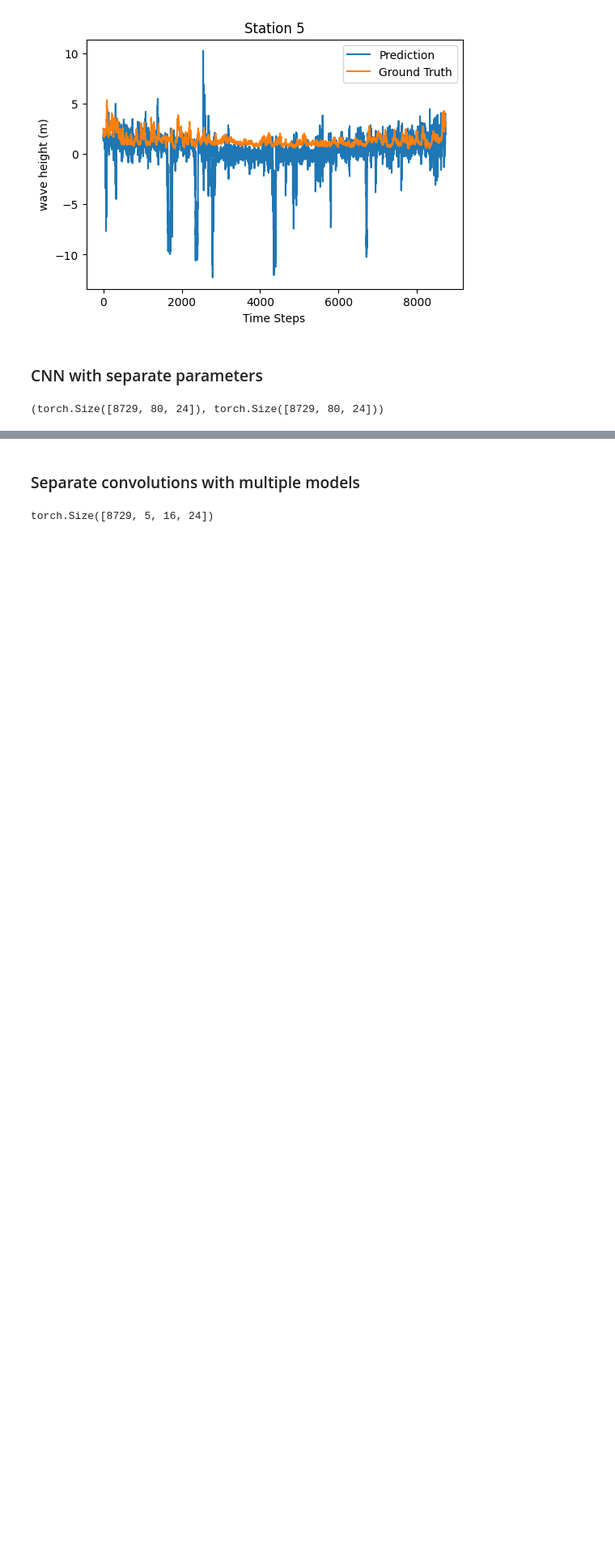
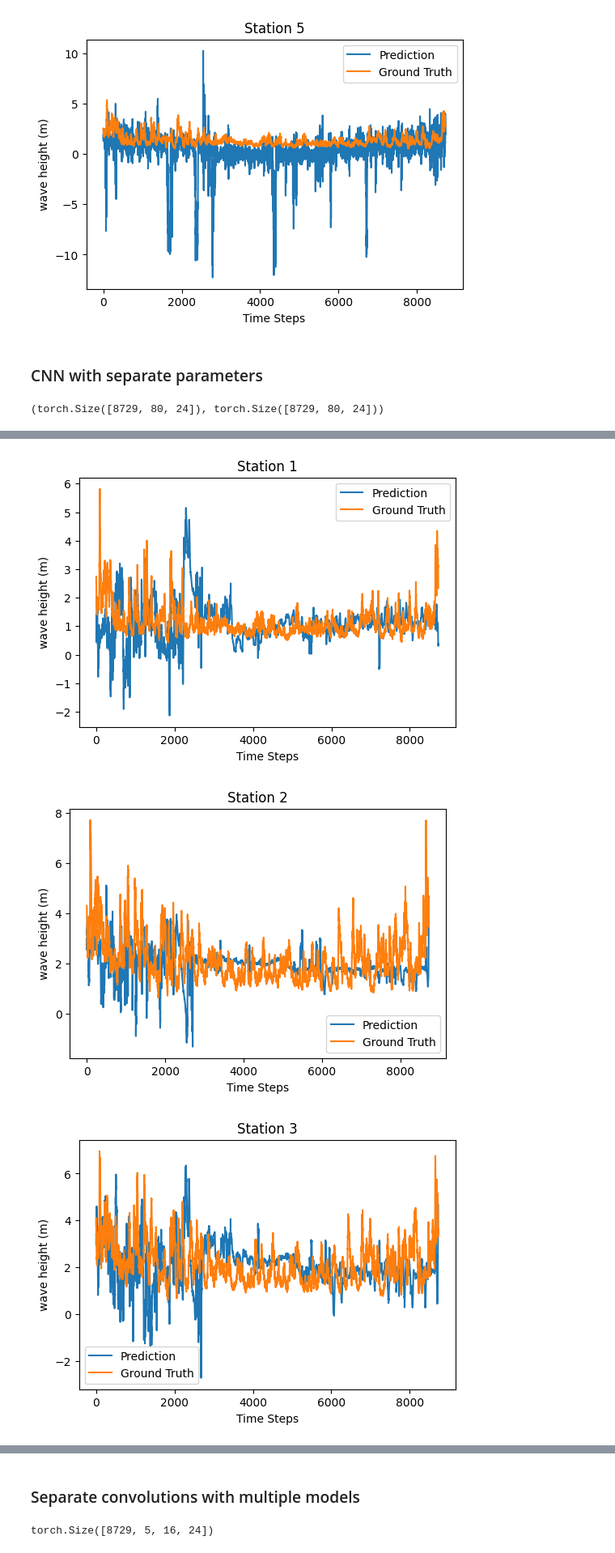
Before and after one commit to timlee0131/wave-forecast, a Jupyter notebook: notebooks/STGNN/LABN.ipynb, the cells around one changed output, grey strips where cells are left out. Shown at 81% size. Drawn from its saved outputs; the diff is of its cells as text; code cells hidden in the pictures; blank space fills up the shorter version.

```diff
--- a/notebooks/STGNN/LABN.ipynb
+++ b/notebooks/STGNN/LABN.ipynb
@@ -516,7 +525,7 @@ class SpaceThenTime(nn.Module):
 time_then_space = TimeThenSpace(input_dim=X_train_flat.shape[2], time_hidden=240, time_out=60, space_hidden=32, output_dim=1)
 space_then_time = SpaceThenTime(input_dim=X_train_flat.shape[2], time_hidden=48, space_hidden=80, space_out=64, output_dim=1)
 
-epochs = 1000
+epochs = 1
 criterion = nn.MSELoss()
 optimizer = torch.optim.Adam(time_then_space.parameters(), lr=0.001)
 
@@ -608,15 +609,16 @@ class TimeCNNGrouped(nn.Module):
         super(TimeCNNGrouped, self).__init__()
 
         self.conv1 = nn.Conv1d(in_channels=input_dim * sets, out_channels=hidden_dim1 * sets, kernel_size=kernel_size, stride=stride, padding=kernel_size//2)
-        self.conv2 = nn.Conv1d(in_channels=hidden_dim1 * sets, out_channels=sets * output_dim, kernel_size=kernel_size, stride=stride, padding=kernel_size//2)
+        self.conv2 = nn.Conv1d(in_channels=hidden_dim1 * sets, out_channels=sets * hidden_dim2, kernel_size=kernel_size, stride=stride, padding=kernel_size//2)
+        self.conv3 = nn.Conv1d(in_channels=hidden_dim2 * sets, out_channels=sets * output_dim, kernel_size=kernel_size, stride=stride, padding=kernel_size//2)
 
         # self.mean_pool = nn.AvgPool1d(kernel_size=kernel_size, stride=stride)
         self.mean_pool = nn.AdaptiveAvgPool1d(1)
 
         self.max_pool = nn.MaxPool1d(kernel_size=kernel_size, stride=stride)
 
-        self.fc = nn.Linear(output_dim * sets, sets)
-        # self.fc2 = nn.Linear(fc_hidden, 1)
+        self.fc = nn.Linear(output_dim * sets, fc_hidden * sets)
+        self.fc2 = nn.Linear(fc_hidden * sets, sets)
 
         self.reset_parameters()
 
@@ -628,14 +630,17 @@ class TimeCNNGrouped(nn.Module):
         x = nn.ReLU()(self.conv2(x))
         x = self.mean_pool(x)
 
+        x = nn.ReLU()(self.conv3(x))
+        x = self.mean_pool(x)
+
         x = x.squeeze(2)
 
         # x = x.reshape(x.shape[0] // 5, 5, x.shape[1])
         # print("post conv reshape: ", x.shape)
 
         x = self.fc(x)
-        # x = nn.ReLU()(x)
-        # x = self.fc2(x)
+        x = nn.ReLU()(x)
+        x = self.fc2(x)
 
         return x
 
@@ -663,8 +672,8 @@ fc_hidden = 12
 cnn_grouped = TimeCNNGrouped(5, input_dim, hidden_dim1, hidden_dim2, fc_hidden, output_dim, kernel_size=3, stride=1)
 
 epochs = 1000
-criterion = nn.L1Loss(reduction='none')
-optimizer = torch.optim.Adam(cnn_grouped.parameters(), lr=0.0005)
+criterion = nn.MSELoss()
+optimizer = torch.optim.Adam(cnn_grouped.parameters(), lr=0.005)
 
 cnn_grouped.train()
 
@@ -674,7 +683,7 @@ for epoch in range(epochs):
     optimizer.zero_grad()
 
     y_hat = cnn_grouped(X_train_cnn_grouped)
-    loss = criterion(y_hat.squeeze(), y_train).mean(dim=0)
+    loss = criterion(y_hat.squeeze(), y_train)
 
     total_loss = loss.sum()
     total_loss.backward()
@@ -703,0 +718,3 @@ KeyboardInterrupt:
+# %%
+y_pred_grouped = y_pred.squeeze()
+y_pred_grouped.shape, y_test.shape
@@ -703,0 +723,24 @@ KeyboardInterrupt:
+# %%
+A = y_pred_grouped.shape[0]  # Number of time steps
+B = y_pred_grouped.shape[1]    # Number of individual time-series gathering stations
+
+pred_np = y_pred_grouped.numpy()
+gt_np = y_test.numpy()
+
+# Create a time vector for the x-axis
+time_steps = np.arange(A)
+
+for station in range(B):
+    plt.figure(figsize=(6, 4))
+    plt.plot(time_steps, pred_np[:, station], label='Prediction')
+    plt.plot(time_steps, gt_np[:, station], label='Ground Truth')
+    plt.title(f'Station {station + 1}')
+    plt.xlabel('Time Steps')
+    plt.ylabel('wave height (m)')
+    plt.legend()
+    # plt.grid(True)
+    plt.show()
+# %% [output]
+[figure, added]
+[figure, added]
+[figure, added]
```
Also changed, not shown: parts of 11 cells of this notebook, 6 other files.
